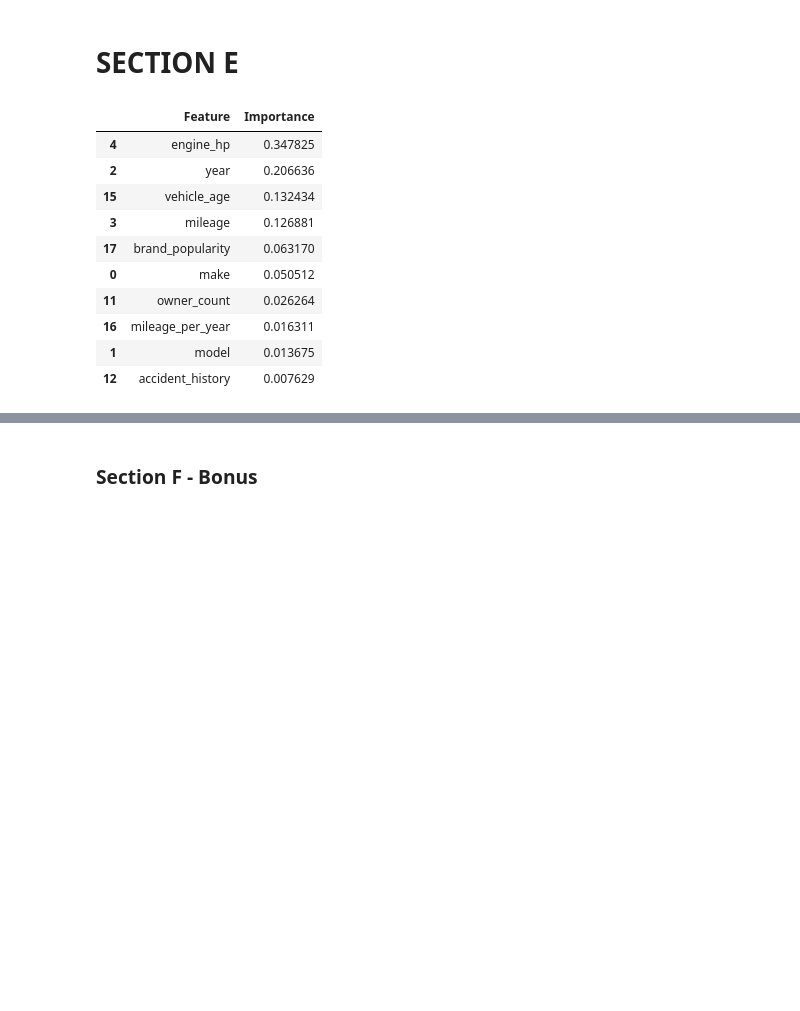
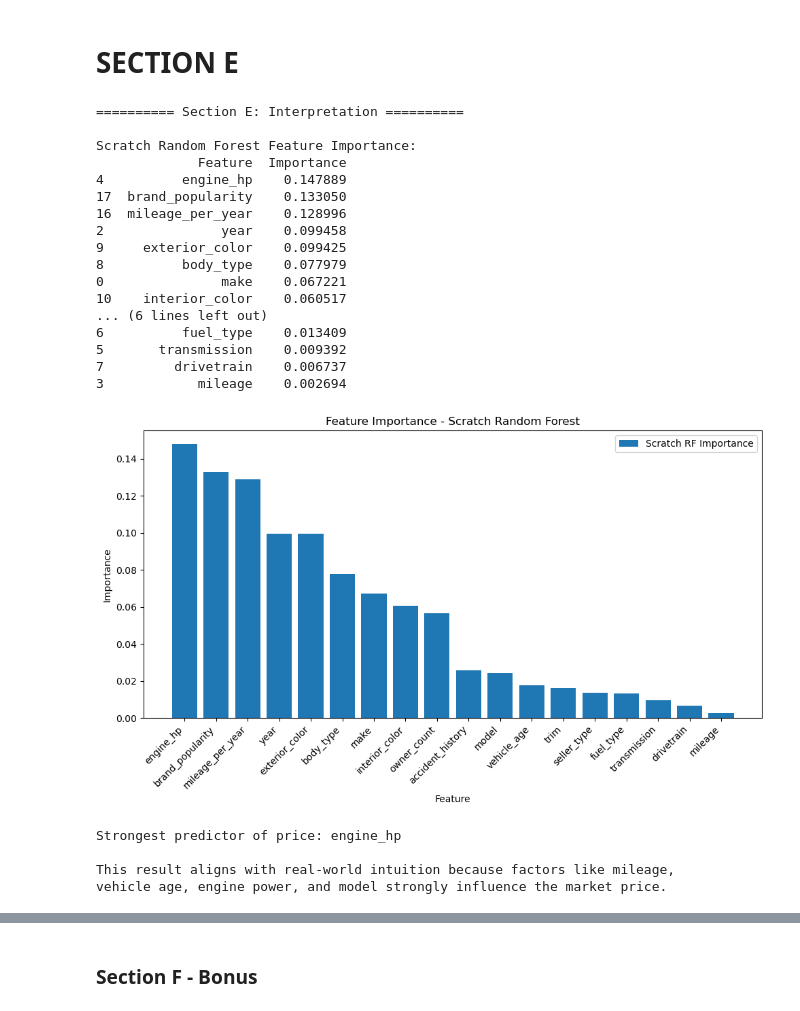
Before and after one commit to malak-re3/MACHINE-LEARNING-EX1, a Jupyter notebook: assignment1 (2).ipynb, the cells around one changed output, grey strips where cells are left out. Cells and saved outputs as stored; diff of their text form; code cells hidden in the pictures; blank space fills up the shorter version.

```diff
--- a/assignment1 (2).ipynb
+++ b/assignment1 (2).ipynb
@@ -1555,29 +1753,68 @@ Still, the difference between the average MSE and the median MSE was small, so b
 # %% [markdown]
 # SECTION E
 # %%
-# -----------------------------
-# Feature Importance - Random Forest Regressor
-# -----------------------------
+# ============================================================
+# Section E - Interpretation
+# ============================================================
 
-rf_importances = sklearn_rf_regressor.feature_importances_
-feature_names = X_train_encoded.columns
+print("========== Section E: Interpretation ==========")
 
-rf_feature_importance = pd.DataFrame({
-    "Feature": feature_names,
+# ------------------------------------------------------------
+# Feature Importance - Scratch Random Forest
+# ------------------------------------------------------------
+
+rf_importances = rf_regressor.feature_importances_
+
+feature_importance_df = pd.DataFrame({
+    "Feature": X_train_reg.columns,
     "Importance": rf_importances
 }).sort_values(by="Importance", ascending=False)
 
-rf_feature_importance.head(10)
+print("\nScratch Random Forest Feature Importance:")
+print(feature_importance_df)
+
+plt.figure(figsize=(10, 6))
+plt.bar(feature_importance_df["Feature"],
+        feature_importance_df["Importance"],
+        label="Scratch RF Importance")
+
+plt.title("Feature Importance - Scratch Random Forest")
+plt.xlabel("Feature")
+plt.ylabel("Importance")
+plt.xticks(rotation=45, ha="right")
+plt.legend()
+plt.tight_layout()
+plt.show()
+
+strongest_feature = feature_importance_df.iloc[0]["Feature"]
+
+print("\nStrongest predictor of price:", strongest_feature)
+
+print("""
+This result aligns with real-world intuition because factors like mileage,
+vehicle age, engine power, and model strongly influence the market price.
+""")
 # %% [output]
-|  | Feature | Importance |
-| 4 | engine_hp | 0.347825 |
-| 2 | year | 0.206636 |
-| 15 | vehicle_age | 0.132434 |
-| 3 | mileage | 0.126881 |
-| 17 | brand_popularity | 0.063170 |
-| 0 | make | 0.050512 |
-| 11 | owner_count | 0.026264 |
-| 16 | mileage_per_year | 0.016311 |
-| 1 | model | 0.013675 |
-| 12 | accident_history | 0.007629 |
+========== Section E: Interpretation ==========
+
+Scratch Random Forest Feature Importance:
+             Feature  Importance
+4          engine_hp    0.147889
+17  brand_popularity    0.133050
+16  mileage_per_year    0.128996
+2               year    0.099458
+9     exterior_color    0.099425
+8          body_type    0.077979
+0               make    0.067221
+10    interior_color    0.060517
+... (6 lines left out)
+6          fuel_type    0.013409
+5       transmission    0.009392
+7         drivetrain    0.006737
+3            mileage    0.002694
+[figure, added]
+Strongest predictor of price: engine_hp
+
+This result aligns with real-world intuition because factors like mileage,
+vehicle age, engine power, and model strongly influence the market price.
 # %%
```
Also changed, not shown: parts of 21 cells of this notebook.
